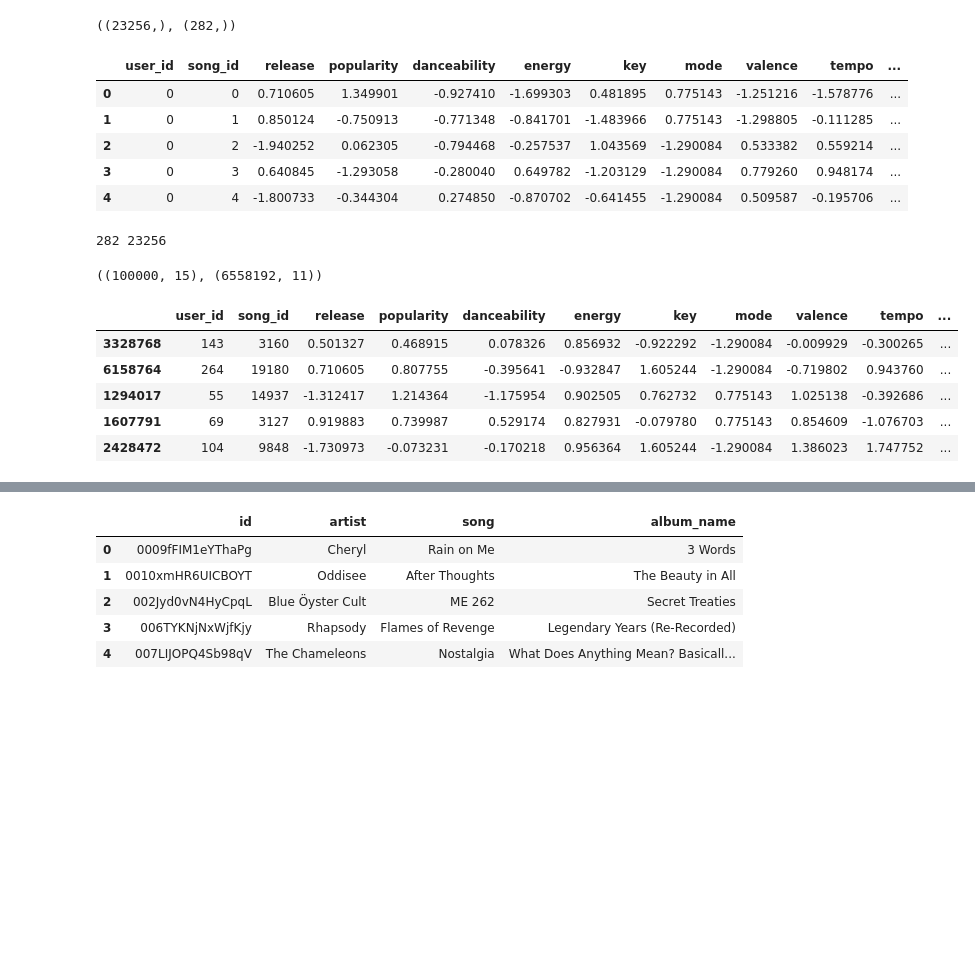
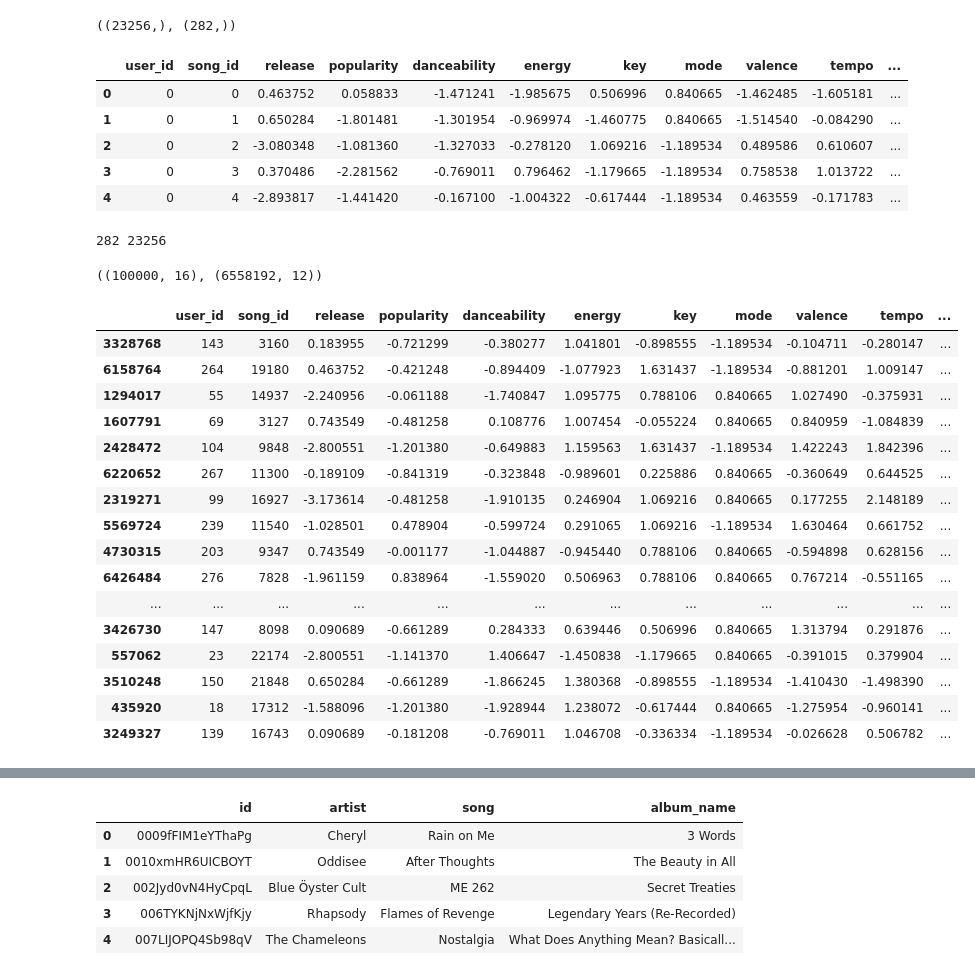
Before and after one commit to FIIT-MSc-projects/2023-Kolek-Musical_context-aware_recommendation_using_neural_networks, a Jupyter notebook: src/Recommendation_system_songs.ipynb, the cells around one changed output, grey strips where cells are left out. Cells and saved outputs as stored; diff of their text form; code cells hidden in the pictures; blank space fills up the shorter version.

```diff
--- a/src/Recommendation_system_songs.ipynb
+++ b/src/Recommendation_system_songs.ipynb
@@ -12,24 +12,24 @@ from keras.optimizers import SGD, Adam
 from keras.utils import to_categorical
 from sklearn.preprocessing import MinMaxScaler, StandardScaler
 # %%
+# Classify time of day
+def classify_time_of_day(timestamp):
+    hour = timestamp.hour
+    if 4 <= hour < 12:
+        return 1
+    elif 12 <= hour < 20:
+        return 2
+    else:
+        return 3
+
 # Load data
 metadata_path = '../data/id_metadata.csv'
 listening_history_path = '../data/lh_reduced.csv'
 metadata_df = pd.read_csv(metadata_path, delimiter='\t')
 df = pd.read_csv(listening_history_path)
 
+df['timestamp'] = pd.to_datetime(df['timestamp'])
 metadata_df.rename(columns = {'id': 'song'}, inplace = True)
-
-# Assuming the additional data contains a 'genre' column and is merged with the main DataFrame
-# Example merging (adjust according to your dataset's structure)
-
-numeric_cols_df = metadata_df.select_dtypes(include=[np.number]).columns
-
-scaler = MinMaxScaler()
-metadata_df[numeric_cols_df] = scaler.fit_transform(metadata_df[numeric_cols_df])
-
-sscaler = StandardScaler()
-metadata_df[numeric_cols_df] = sscaler.fit_transform(metadata_df[numeric_cols_df])
-df = pd.merge(df, metadata_df[['song', 'release', 'popularity', 'danceability', 'energy', 'key', 'mode', 'valence', 'tempo']], on='song')
+df['time_of_day'] = df['timestamp'].apply(classify_time_of_day)
 df.head()
 # %% [output]
@@ -41,0 +42,9 @@ df.head()
+# %%
+df = pd.merge(df, metadata_df[['song', 'release', 'popularity', 'danceability', 'energy', 'key', 'mode', 'valence', 'tempo']], on='song')
+
+numeric_cols_df = df.select_dtypes(include=np.number).columns
+sscaler = StandardScaler()
+df[numeric_cols_df] = sscaler.fit_transform(df[numeric_cols_df])
+
+
+df.head()
@@ -46,7 +79,7 @@ unique_names_song.shape, unique_names_user.shape
 # %% [output]
 ((23256,), (282,))
 # %%
-# Calculate song popularity
+df.isnull().values.any()# Calculate song popularity
 song_popularity = df['song'].value_counts() / len(unique_names_song)
 df['song_popularity'] = df['song'].map(song_popularity)
 
@@ -60,7 +93,7 @@ song_indices = {song: idx for idx, song in enumerate(unique_names_song)}
 for index, row in df.iterrows():
     user_idx = user_indices[row['user']]
     song_idx = song_indices[row['song']]
-    interaction_matrix[user_idx, song_idx] = row['song_popularity']
+    interaction_matrix[user_idx, song_idx] = np.log(row['song_popularity'] + 1)
 
 # Prepare dictionaries to map song IDs to their features
 song_features = {
@@ -72,10 +105,11 @@ song_features = {
     'mode': df.set_index('song')['mode'].to_dict(),
     'valence': df.set_index('song')['valence'].to_dict(),
     'tempo': df.set_index('song')['tempo'].to_dict(),
+    'time_of_day': df.set_index('song')['time_of_day'].to_dict(),
 }
 
 # Create lists for DataFrame including additional features
-user_ids, song_ids, releases, popularities, danceabilities, energies, keys, modes, valences, tempos, interactions = [], [], [], [], [], [], [], [], [], [], []
+user_ids, song_ids, releases, popularities, danceabilities, energies, keys, modes, valences, tempos, interactions, time_of_days = [], [], [], [], [], [], [], [], [], [], [], []
 for user in user_indices:
     for song in song_indices:
         user_ids.append(user_indices[user])
@@ -90,6 +124,7 @@ for user in user_indices:
         modes.append(song_features['mode'][song])
         valences.append(song_features['valence'][song])
         tempos.append(song_features['tempo'][song])
+        time_of_days.append(song_features['time_of_day'][song])
 
 # Create the interaction DataFrame
 interaction_df = pd.DataFrame({
@@ -103,17 +138,18 @@ interaction_df = pd.DataFrame({
     'mode': modes,
     'valence': valences,
     'tempo': tempos,
+    'time_of_day': time_of_days,
     'interaction': interactions
 })
 
 interaction_df.head()
 # %% [output]
 |  | user_id | song_id | release | popularity | danceability | energy | key | mode | valence | tempo | ... |
-| 0 | 0 | 0 | 0.710605 | 1.349901 | -0.927410 | -1.699303 | 0.481895 | 0.775143 | -1.251216 | -1.578776 | ... |
-| 1 | 0 | 1 | 0.850124 | -0.750913 | -0.771348 | -0.841701 | -1.483966 | 0.775143 | -1.298805 | -0.111285 | ... |
-| 2 | 0 | 2 | -1.940252 | 0.062305 | -0.794468 | -0.257537 | 1.043569 | -1.290084 | 0.533382 | 0.559214 | ... |
-| 3 | 0 | 3 | 0.640845 | -1.293058 | -0.280040 | 0.649782 | -1.203129 | -1.290084 | 0.779260 | 0.948174 | ... |
-| 4 | 0 | 4 | -1.800733 | -0.344304 | 0.274850 | -0.870702 | -0.641455 | -1.290084 | 0.509587 | -0.195706 | ... |
+| 0 | 0 | 0 | 0.463752 | 0.058833 | -1.471241 | -1.985675 | 0.506996 | 0.840665 | -1.462485 | -1.605181 | ... |
+| 1 | 0 | 1 | 0.650284 | -1.801481 | -1.301954 | -0.969974 | -1.460775 | 0.840665 | -1.514540 | -0.084290 | ... |
+| 2 | 0 | 2 | -3.080348 | -1.081360 | -1.327033 | -0.278120 | 1.069216 | -1.189534 | 0.489586 | 0.610607 | ... |
+| 3 | 0 | 3 | 0.370486 | -2.281562 | -0.769011 | 0.796462 | -1.179665 | -1.189534 | 0.758538 | 1.013722 | ... |
+| 4 | 0 | 4 | -2.893817 | -1.441420 | -0.167100 | -1.004322 | -0.617444 | -1.189534 | 0.463559 | -0.171783 | ... |
 # %%
 user_encoder = LabelEncoder()
 song_encoder = LabelEncoder()
@@ -127,16 +163,27 @@ print(N , M)
 df.shape, interaction_df.shape
 # %% [output]
 282 23256
-((100000, 15), (6558192, 11))
+((100000, 16), (6558192, 12))
 # %%
 from sklearn.model_selection import train_test_split
 
 df_train, df_test = train_test_split(interaction_df, test_size=0.2, random_state=42)
-df_train.head()
+df_train.head(50)
 # %% [output]
 |  | user_id | song_id | release | popularity | danceability | energy | key | mode | valence | tempo | ... |
-| 3328768 | 143 | 3160 | 0.501327 | 0.468915 | 0.078326 | 0.856932 | -0.922292 | -1.290084 | -0.009929 | -0.300265 | ... |
-| 6158764 | 264 | 19180 | 0.710605 | 0.807755 | -0.395641 | -0.932847 | 1.605244 | -1.290084 | -0.719802 | 0.943760 | ... |
-| 1294017 | 55 | 14937 | -1.312417 | 1.214364 | -1.175954 | 0.902505 | 0.762732 | 0.775143 | 1.025138 | -0.392686 | ... |
-| 1607791 | 69 | 3127 | 0.919883 | 0.739987 | 0.529174 | 0.827931 | -0.079780 | 0.775143 | 0.854609 | -1.076703 | ... |
-| 2428472 | 104 | 9848 | -1.730973 | -0.073231 | -0.170218 | 0.956364 | 1.605244 | -1.290084 | 1.386023 | 1.747752 | ... |
+| 3328768 | 143 | 3160 | 0.183955 | -0.721299 | -0.380277 | 1.041801 | -0.898555 | -1.189534 | -0.104711 | -0.280147 | ... |
+| 6158764 | 264 | 19180 | 0.463752 | -0.421248 | -0.894409 | -1.077923 | 1.631437 | -1.189534 | -0.881201 | 1.009147 | ... |
+| 1294017 | 55 | 14937 | -2.240956 | -0.061188 | -1.740847 | 1.095775 | 0.788106 | 0.840665 | 1.027490 | -0.375931 | ... |
+| 1607791 | 69 | 3127 | 0.743549 | -0.481258 | 0.108776 | 1.007454 | -0.055224 | 0.840665 | 0.840959 | -1.084839 | ... |
+| 2428472 | 104 | 9848 | -2.800551 | -1.201380 | -0.649883 | 1.159563 | 1.631437 | -1.189534 | 1.422243 | 1.842396 | ... |
+| 6220652 | 267 | 11300 | -0.189109 | -0.841319 | -0.323848 | -0.989601 | 0.225886 | 0.840665 | -0.360649 | 0.644525 | ... |
+| 2319271 | 99 | 16927 | -3.173614 | -0.481258 | -1.910135 | 0.246904 | 1.069216 | 0.840665 | 0.177255 | 2.148189 | ... |
+| 5569724 | 239 | 11540 | -1.028501 | 0.478904 | -0.599724 | 0.291065 | 1.069216 | -1.189534 | 1.630464 | 0.661752 | ... |
+| 4730315 | 203 | 9347 | 0.743549 | -0.001177 | -1.044887 | -0.945440 | 0.788106 | 0.840665 | -0.594898 | 0.628156 | ... |
+| 6426484 | 276 | 7828 | -1.961159 | 0.838964 | -1.559020 | 0.506963 | 0.788106 | 0.840665 | 0.767214 | -0.551165 | ... |
+| ... | ... | ... | ... | ... | ... | ... | ... | ... | ... | ... | ... |
+| 3426730 | 147 | 8098 | 0.090689 | -0.661289 | 0.284333 | 0.639446 | 0.506996 | 0.840665 | 1.313794 | 0.291876 | ... |
+| 557062 | 23 | 22174 | -2.800551 | -1.141370 | 1.406647 | -1.450838 | -1.179665 | 0.840665 | -0.391015 | 0.379904 | ... |
+| 3510248 | 150 | 21848 | 0.650284 | -0.661289 | -1.866245 | 1.380368 | -0.898555 | -1.189534 | -1.410430 | -1.498390 | ... |
+| 435920 | 18 | 17312 | -1.588096 | -1.201380 | -1.928944 | 1.238072 | -0.617444 | 0.840665 | -1.275954 | -0.960141 | ... |
+| 3249327 | 139 | 16743 | 0.090689 | -0.181208 | -0.769011 | 1.046708 | -0.336334 | -1.189534 | -0.026628 | 0.506782 | ... |
```
Also changed, not shown: parts of 20 cells of this notebook, 21 other files.
